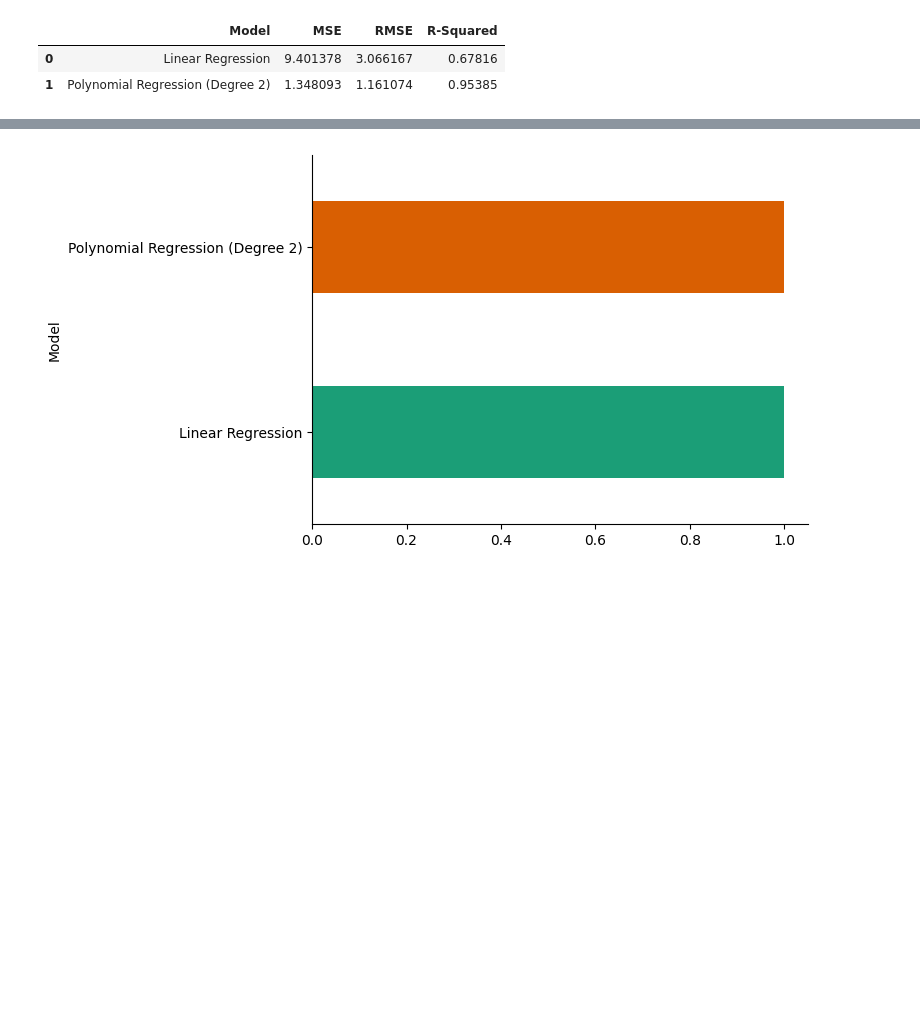
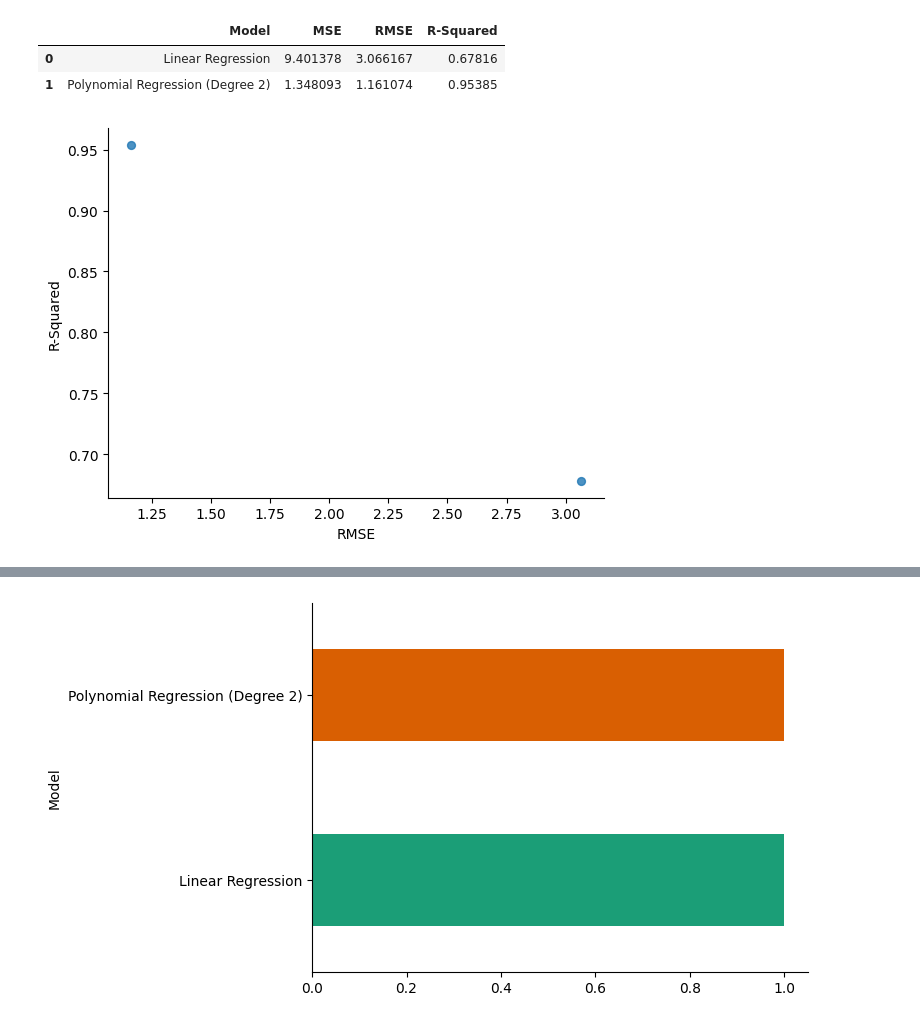
Before and after one commit to gopaps/MachineLearning, a Jupyter notebook: week 2/week_2.ipynb, the cells around one changed output, grey strips where cells are left out. Saved outputs shown, nothing was run; the diff lists cells and outputs as text; code cells hidden in the pictures; blank space fills up the shorter version.

```diff
--- a/week 2/week_2.ipynb
+++ b/week 2/week_2.ipynb
@@ -202,3 +202,11 @@ comparison_df
 |  | Model | MSE | RMSE | R-Squared |
 | 0 | Linear Regression | 9.401378 | 3.066167 | 0.67816 |
 | 1 | Polynomial Regression (Degree 2) | 1.348093 | 1.161074 | 0.95385 |
+# %%
+# @title RMSE vs R-Squared
+
+from matplotlib import pyplot as plt
+comparison_df.plot(kind='scatter', x='RMSE', y='R-Squared', s=32, alpha=.8)
+plt.gca().spines[['top', 'right',]].set_visible(False)
+# %% [output]
+[figure, added]
```
Also changed, not shown: parts of 2 cells of this notebook.
